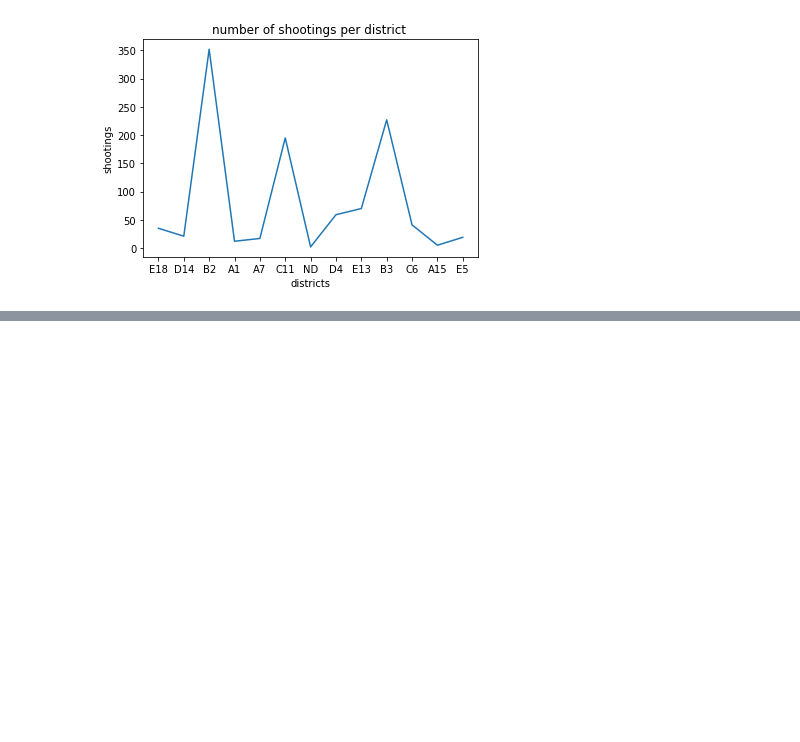
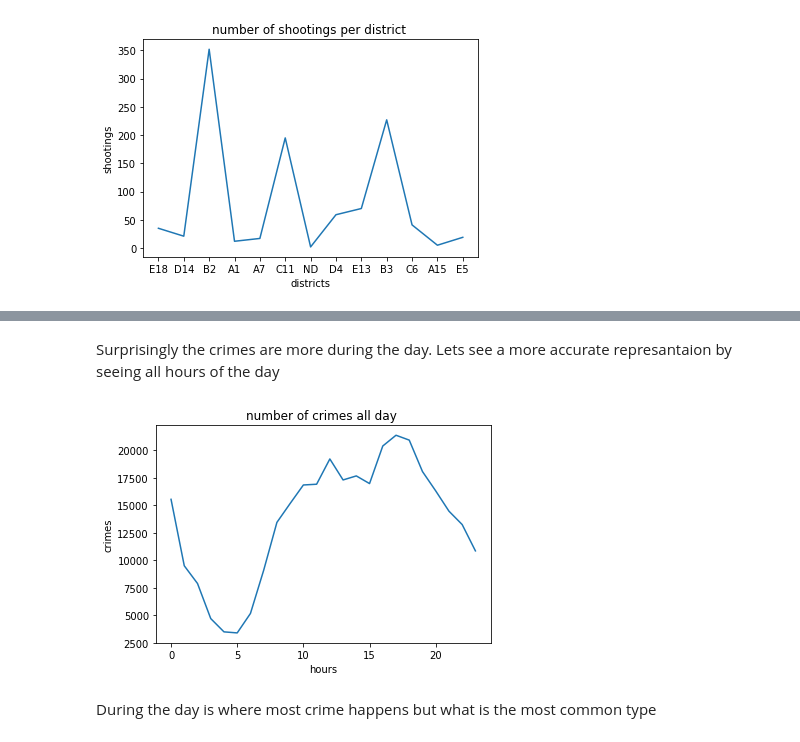
Before and after one commit to RafaelChatz/Data-Analysis-Crimes-in-Boston, a Jupyter notebook: scr/Data Analysis.ipynb, the cells around one changed output, grey strips where cells are left out. Cells and saved outputs as stored; diff of their text form; code cells hidden in the pictures; blank space fills up the shorter version.

```diff
--- a/scr/Data Analysis.ipynb
+++ b/scr/Data Analysis.ipynb
@@ -175,0 +195,20 @@ plt.show()
+# %% [markdown]
+Surprisingly the crimes are more during the day.
+Lets see a more accurate represantaion by seeing all hours of the day
+# %%
+hours=[i for i in range(24)]
+hours_cr={i:0 for i in range(24)}
+
+for a in hour:
+    hours_cr[a]+=1
+
+hours_cr=list(hours_cr.values())
+plt.plot(hours, hours_cr)
+plt.xlabel('hours')
+plt.ylabel('crimes')
+plt.title('number of crimes all day ')
+plt.show()
+# %% [output]
+[figure, added]
+# %% [markdown]
+During the day is where most crime happens but what is the most common type
```
Also changed, not shown: parts of 10 cells of this notebook.
